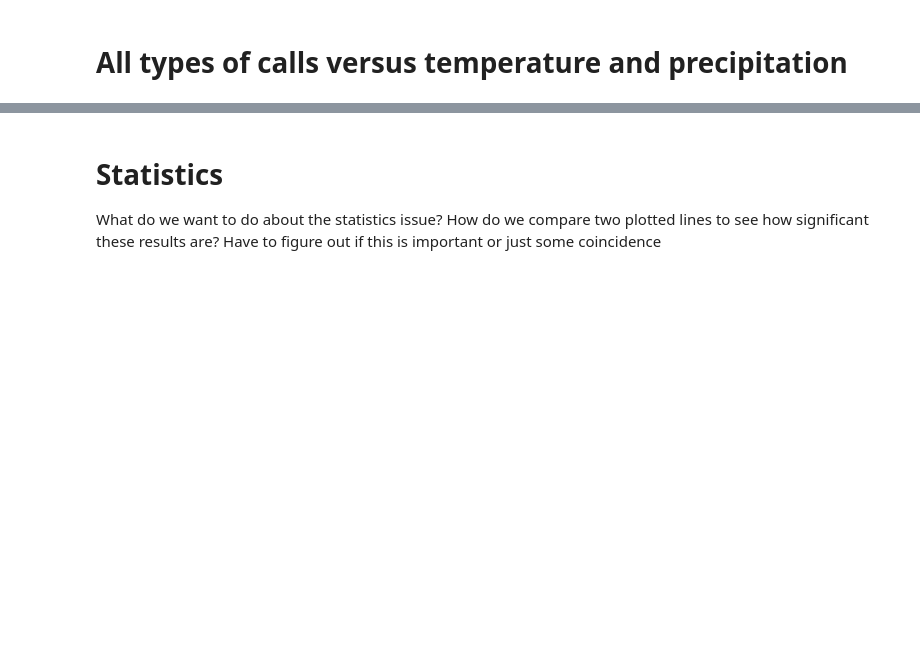
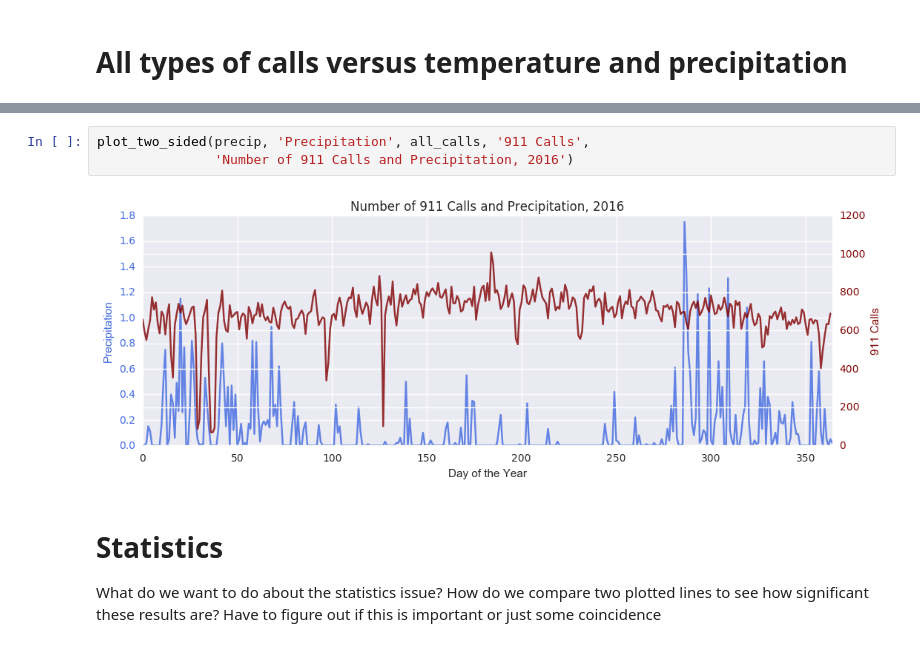
Before and after one commit to UW-Biol419-Wi2017/911_new, a Jupyter notebook: Alexs-Doc-Monday-the-6th.ipynb, the cells around one changed output, grey strips where cells are left out. Cells and saved outputs as stored; diff of their text form; blank space fills up the shorter version.

```diff
--- a/Alexs-Doc-Monday-the-6th.ipynb
+++ b/Alexs-Doc-Monday-the-6th.ipynb
@@ -270,3 +218,8 @@ plot_two_sided(average_temp, 'Average Temperature', all_calls, '911 Calls',
+# %%
+plot_two_sided(precip, 'Precipitation', all_calls, '911 Calls',
+               'Number of 911 Calls and Precipitation, 2016')
+# %% [output]
+[figure, added]
 # %% [markdown]
 # Statistics
 
```
Also changed, not shown: parts of 32 cells of this notebook, 3 other files.
